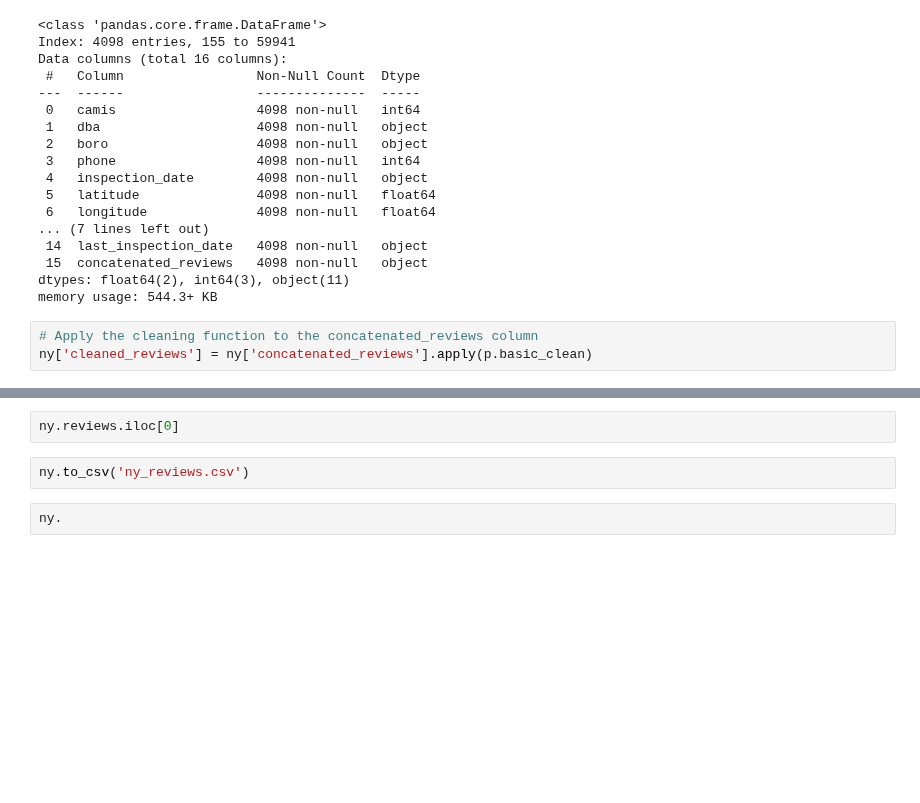
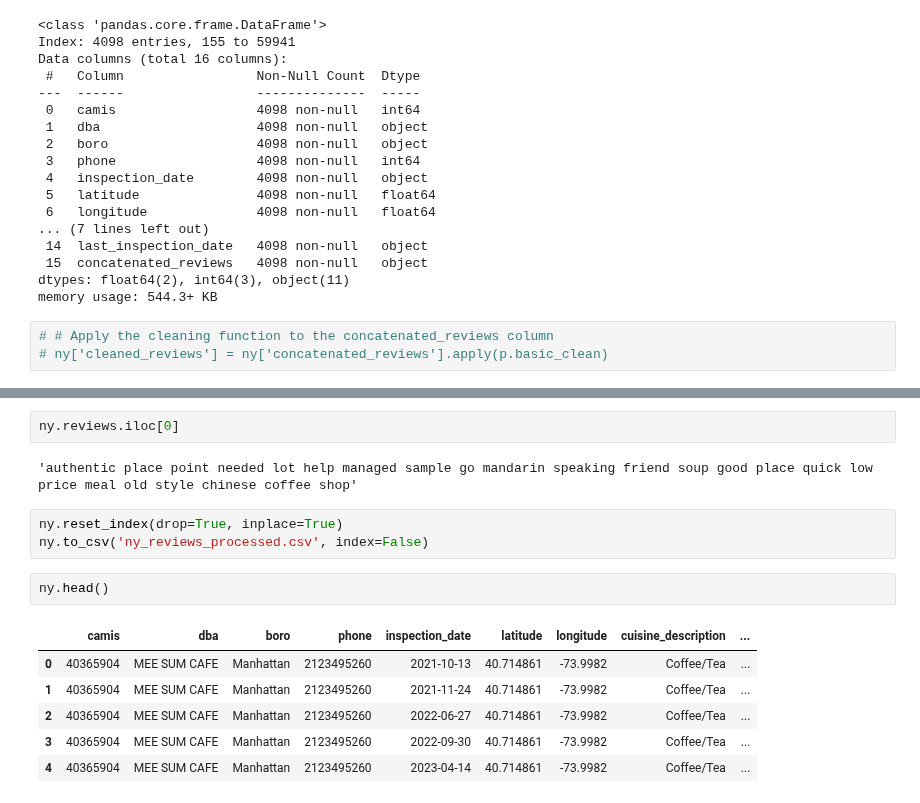
Before and after one commit to Somerville-2023/New-York-health-Inspection-Prediction, a Jupyter notebook: john-folder/project/reviews_prepare.ipynb, the cells around one changed output, grey strips where cells are left out. Saved outputs shown, nothing was run; the diff lists cells and outputs as text; blank space fills up the shorter version.

```diff
--- a/john-folder/project/reviews_prepare.ipynb
+++ b/john-folder/project/reviews_prepare.ipynb
@@ -55,5 +59,5 @@ Data columns (total 16 columns):
 dtypes: float64(2), int64(3), object(11)
 memory usage: 544.3+ KB
 # %%
-# Apply the cleaning function to the concatenated_reviews column
-ny['cleaned_reviews'] = ny['concatenated_reviews'].apply(p.basic_clean)
+# # Apply the cleaning function to the concatenated_reviews column
+# ny['cleaned_reviews'] = ny['concatenated_reviews'].apply(p.basic_clean)
@@ -82,6 +89,16 @@ KeyError: 'concatenated_reviews'
 # %%
 ny.reviews.iloc[0]
+# %% [output]
+'authentic place point needed lot help managed sample go mandarin speaking friend soup good place quick low price meal old style chinese coffee shop'
-# %%
-ny.to_csv('ny_reviews.csv')
+# %%
+ny.reset_index(drop=True, inplace=True)
+ny.to_csv('ny_reviews_processed.csv', index=False)
 # %%
-ny.
+ny.head()
+# %% [output]
+|  | camis | dba | boro | phone | inspection_date | latitude | longitude | cuisine_description | ... |
+| 0 | 40365904 | MEE SUM CAFE | Manhattan | 2123495260 | 2021-10-13 | 40.714861 | -73.9982 | Coffee/Tea | ... |
+| 1 | 40365904 | MEE SUM CAFE | Manhattan | 2123495260 | 2021-11-24 | 40.714861 | -73.9982 | Coffee/Tea | ... |
+| 2 | 40365904 | MEE SUM CAFE | Manhattan | 2123495260 | 2022-06-27 | 40.714861 | -73.9982 | Coffee/Tea | ... |
+| 3 | 40365904 | MEE SUM CAFE | Manhattan | 2123495260 | 2022-09-30 | 40.714861 | -73.9982 | Coffee/Tea | ... |
+| 4 | 40365904 | MEE SUM CAFE | Manhattan | 2123495260 | 2023-04-14 | 40.714861 | -73.9982 | Coffee/Tea | ... |
```
Also changed, not shown: parts of 5 cells of this notebook, 6 other files.
